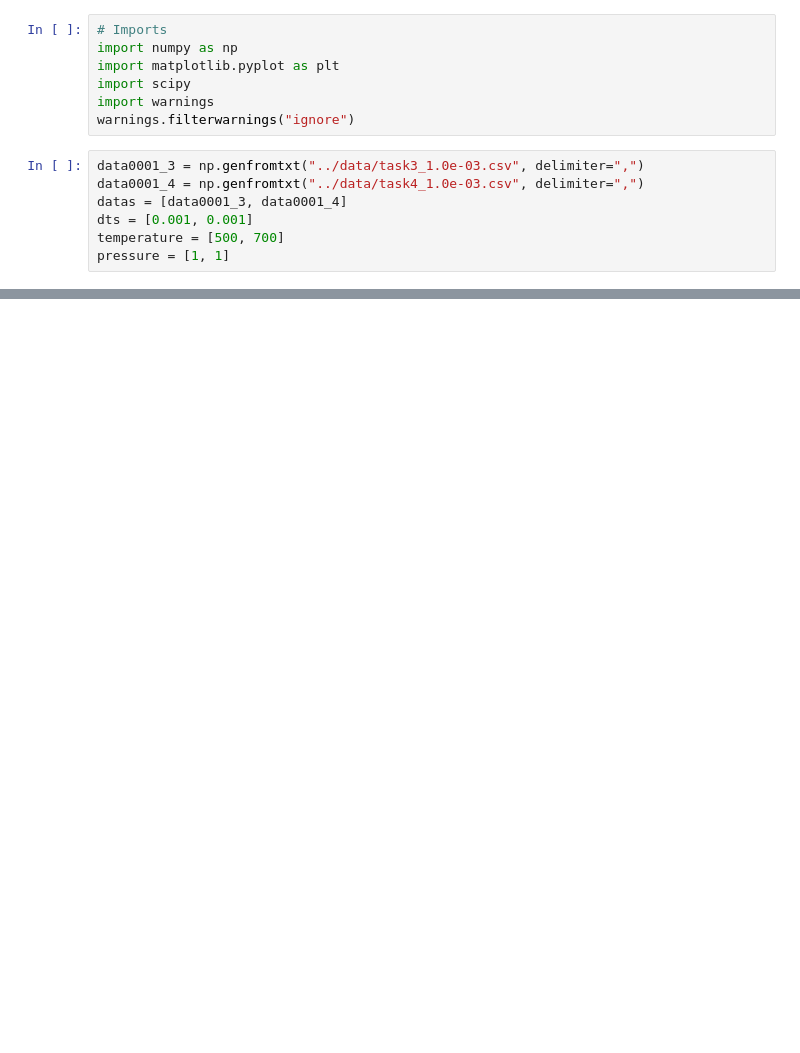
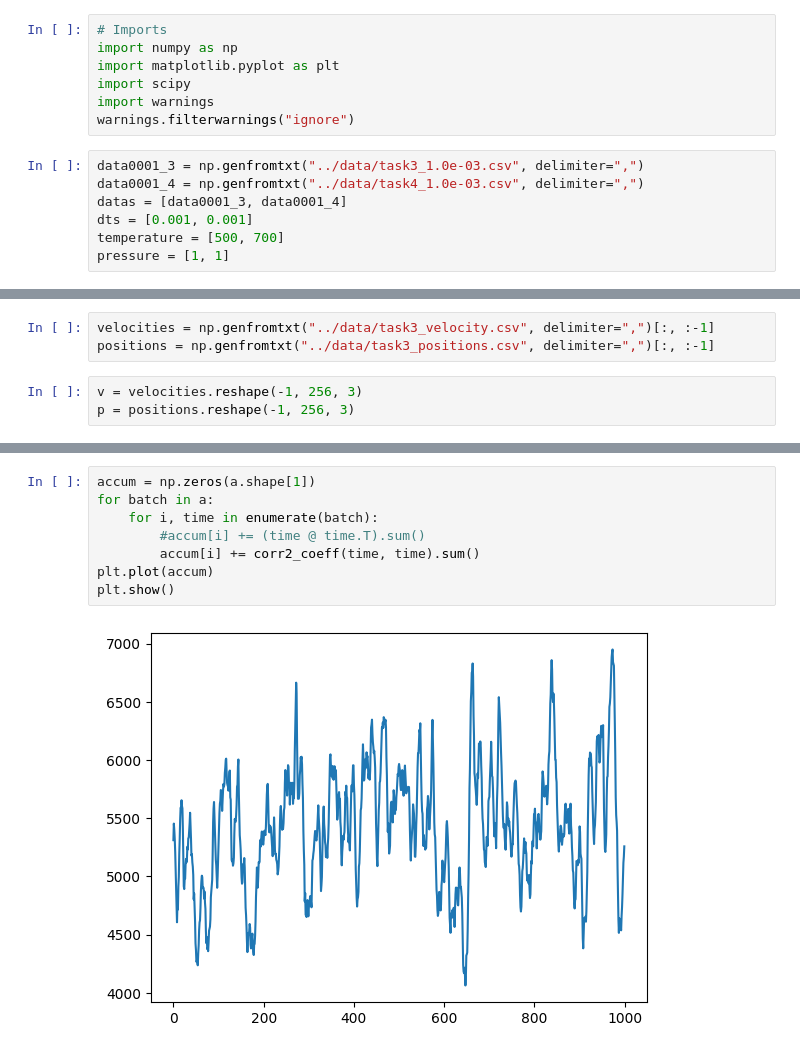
Before and after one commit to gujoh/compfys-h1b, a Jupyter notebook: plotting/task3_and_4.ipynb, the cells around one changed output, grey strips where cells are left out. Cells and saved outputs as stored; diff of their text form; blank space fills up the shorter version.

```diff
--- a/plotting/task3_and_4.ipynb
+++ b/plotting/task3_and_4.ipynb
@@ -99,3 +100,9 @@ Self diffusion coefficient: 0.00129
 [figure]
 [figure]
 [figure]
+# %%
+velocities = np.genfromtxt("../data/task3_velocity.csv", delimiter=",")[:, :-1]
+positions = np.genfromtxt("../data/task3_positions.csv", delimiter=",")[:, :-1]
+# %%
+v = velocities.reshape(-1, 256, 3)
+p = positions.reshape(-1, 256, 3)
@@ -101,0 +127,10 @@ Self diffusion coefficient: 0.00129
+# %%
+accum = np.zeros(a.shape[1])
+for batch in a:
+    for i, time in enumerate(batch):
+        #accum[i] += (time @ time.T).sum()
+        accum[i] += corr2_coeff(time, time).sum()
+plt.plot(accum)
+plt.show()
+# %% [output]
+[figure, added]
```
Also changed, not shown: parts of 6 cells of this notebook, 9 other files.
